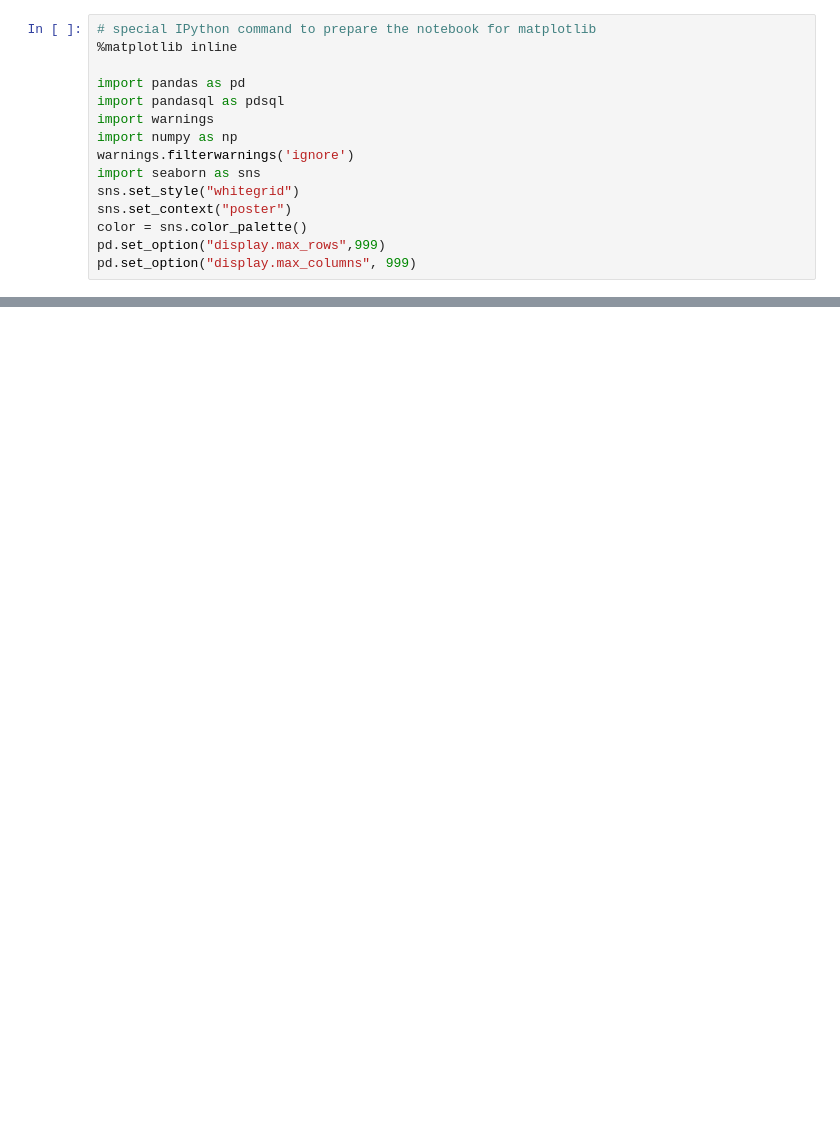
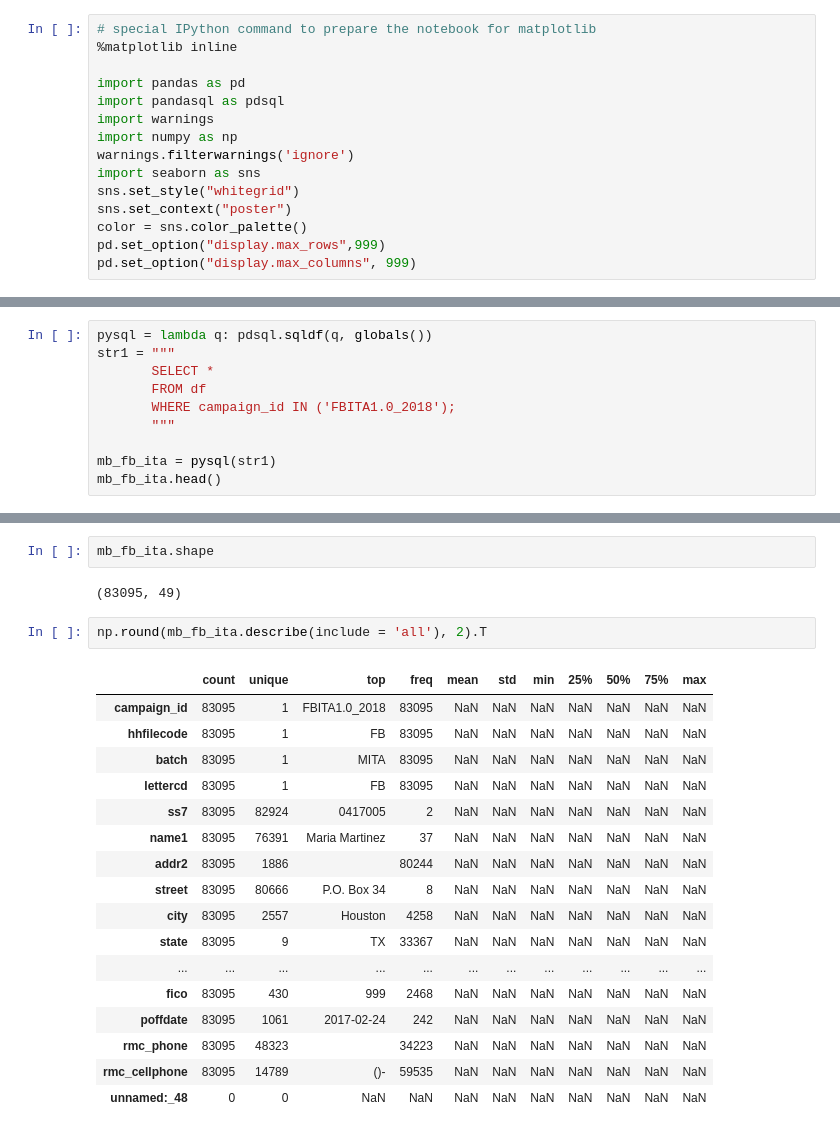
Before and after one commit to charlesepps79/01_Prep_and_Union_Mail_Files, a Jupyter notebook: 01) FB_XS_ITA_python.ipynb, the cells around one changed output, grey strips where cells are left out. Saved outputs shown, nothing was run; the diff lists cells and outputs as text; blank space fills up the shorter version.

```diff
--- a/01) FB_XS_ITA_python.ipynb
+++ b/01) FB_XS_ITA_python.ipynb
@@ -15,0 +59,10 @@ pd.set_option("display.max_columns", 999)
+# %%
+pysql = lambda q: pdsql.sqldf(q, globals())
+str1 = """
+       SELECT *
+       FROM df
+       WHERE campaign_id IN ('FBITA1.0_2018');
+       """
+
+mb_fb_ita = pysql(str1)
+mb_fb_ita.head()
@@ -15,0 +76,24 @@ pd.set_option("display.max_columns", 999)
+# %%
+mb_fb_ita.shape
+# %% [output]
+(83095, 49)
+# %%
+np.round(mb_fb_ita.describe(include = 'all'), 2).T
+# %% [output]
+|  | count | unique | top | freq | mean | std | min | 25% | 50% | 75% | max |
+| campaign_id | 83095 | 1 | FBITA1.0_2018 | 83095 | NaN | NaN | NaN | NaN | NaN | NaN | NaN |
+| hhfilecode | 83095 | 1 | FB | 83095 | NaN | NaN | NaN | NaN | NaN | NaN | NaN |
+| batch | 83095 | 1 | MITA | 83095 | NaN | NaN | NaN | NaN | NaN | NaN | NaN |
+| lettercd | 83095 | 1 | FB | 83095 | NaN | NaN | NaN | NaN | NaN | NaN | NaN |
+| ss7 | 83095 | 82924 | 0417005 | 2 | NaN | NaN | NaN | NaN | NaN | NaN | NaN |
+| name1 | 83095 | 76391 | Maria Martinez | 37 | NaN | NaN | NaN | NaN | NaN | NaN | NaN |
+| addr2 | 83095 | 1886 |  | 80244 | NaN | NaN | NaN | NaN | NaN | NaN | NaN |
+| street | 83095 | 80666 | P.O. Box 34 | 8 | NaN | NaN | NaN | NaN | NaN | NaN | NaN |
+| city | 83095 | 2557 | Houston | 4258 | NaN | NaN | NaN | NaN | NaN | NaN | NaN |
+| state | 83095 | 9 | TX | 33367 | NaN | NaN | NaN | NaN | NaN | NaN | NaN |
+| ... | ... | ... | ... | ... | ... | ... | ... | ... | ... | ... | ... |
+| fico | 83095 | 430 | 999 | 2468 | NaN | NaN | NaN | NaN | NaN | NaN | NaN |
+| poffdate | 83095 | 1061 | 2017-02-24 | 242 | NaN | NaN | NaN | NaN | NaN | NaN | NaN |
+| rmc_phone | 83095 | 48323 |  | 34223 | NaN | NaN | NaN | NaN | NaN | NaN | NaN |
+| rmc_cellphone | 83095 | 14789 | ()- | 59535 | NaN | NaN | NaN | NaN | NaN | NaN | NaN |
+| unnamed:_48 | 0 | 0 | NaN | NaN | NaN | NaN | NaN | NaN | NaN | NaN | NaN |
```
Also changed, not shown: parts of 9 cells of this notebook.
